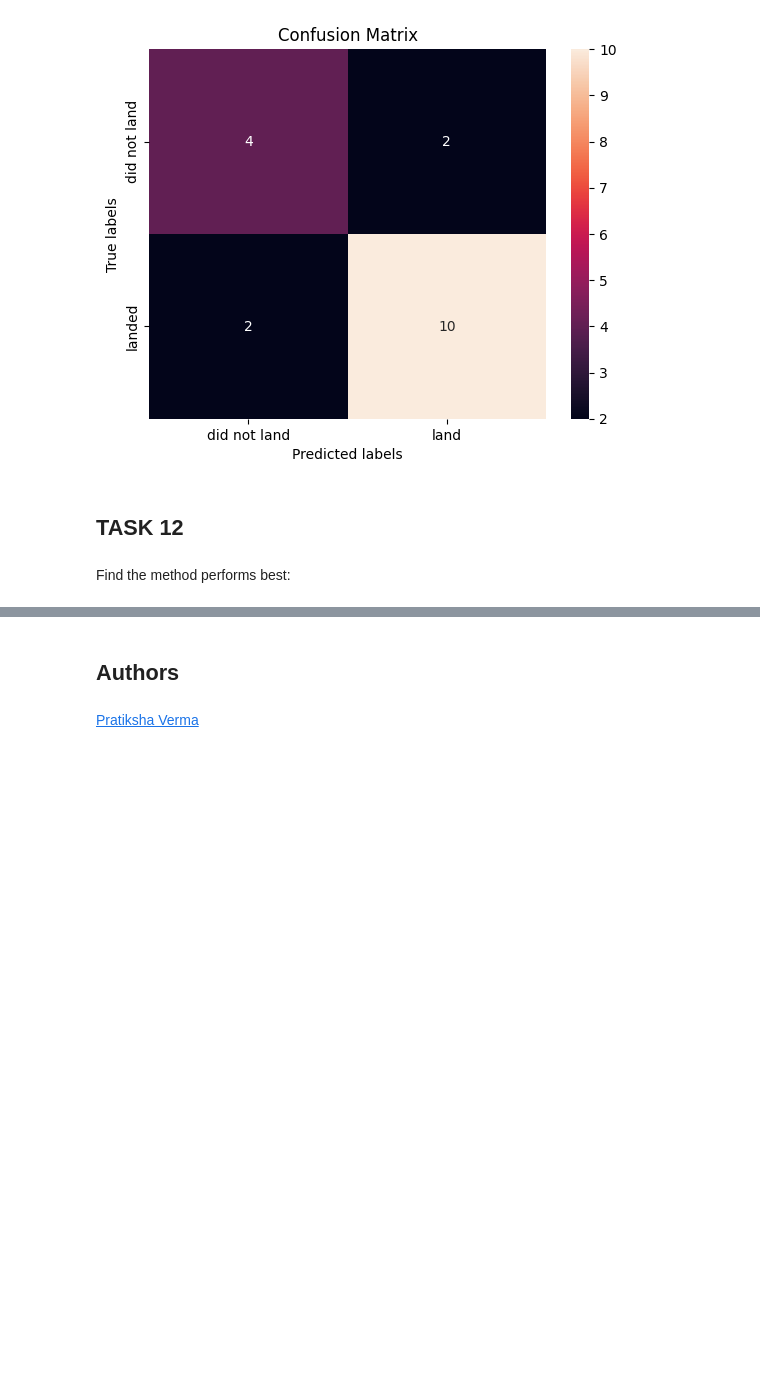
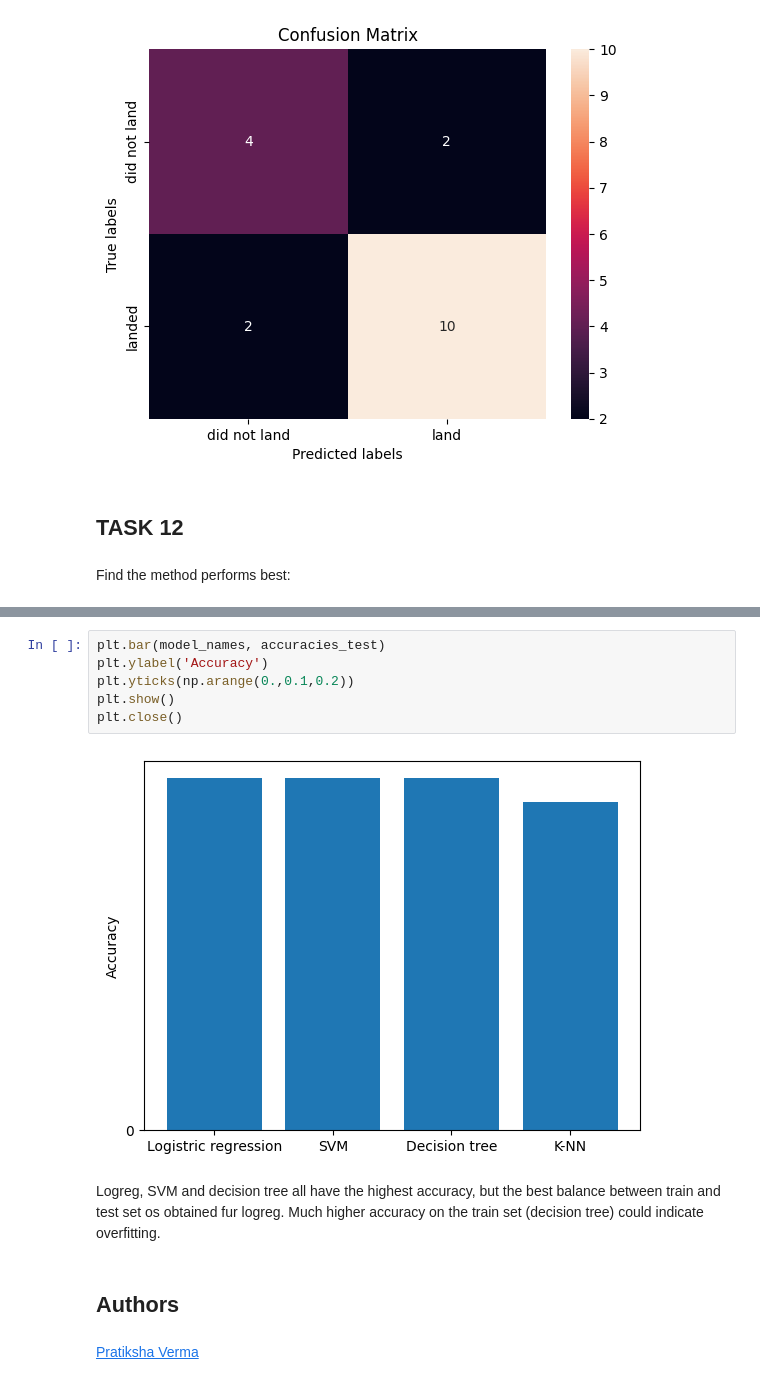
Before and after one commit to pguruciaga/spaceX-rocket-launch, a Jupyter notebook: Machine_learning_prediction.ipynb, the cells around one changed output, grey strips where cells are left out. Cells and saved outputs as stored; diff of their text form; blank space fills up the shorter version.

```diff
--- a/Machine_learning_prediction.ipynb
+++ b/Machine_learning_prediction.ipynb
@@ -373,3 +386,13 @@ Find the method performs best:
+# %%
+plt.bar(model_names, accuracies_test)
+plt.ylabel('Accuracy')
+plt.yticks(np.arange(0.,0.1,0.2))
+plt.show()
+plt.close()
+# %% [output]
+[figure, added]
+# %% [markdown]
+Logreg, SVM and decision tree all have the highest accuracy, but the best balance between train and test set os obtained fur logreg. Much higher accuracy on the train set (decision tree) could indicate overfitting.
 # %% [markdown]
 ## Authors
 # %% [markdown]
```
Also changed, not shown: parts of 5 cells of this notebook.
